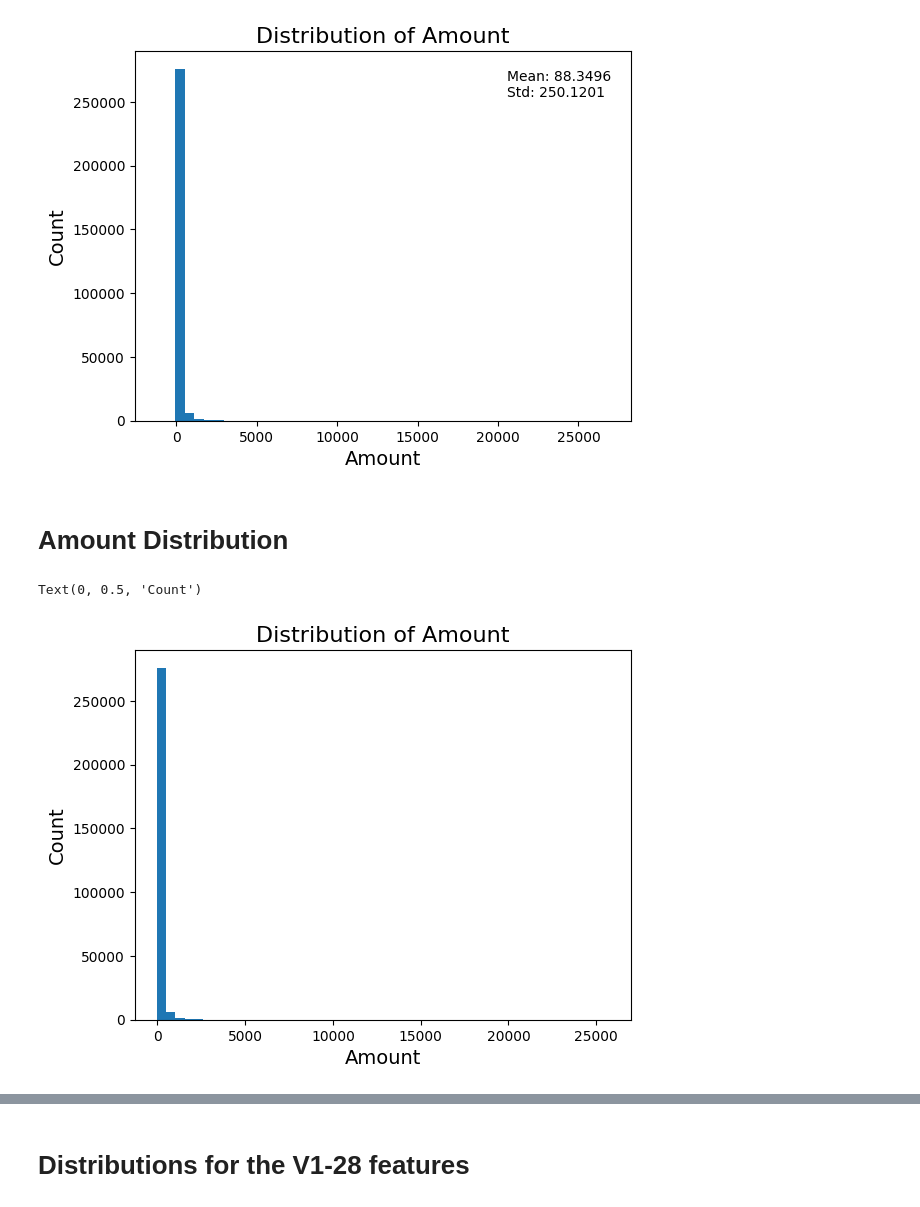
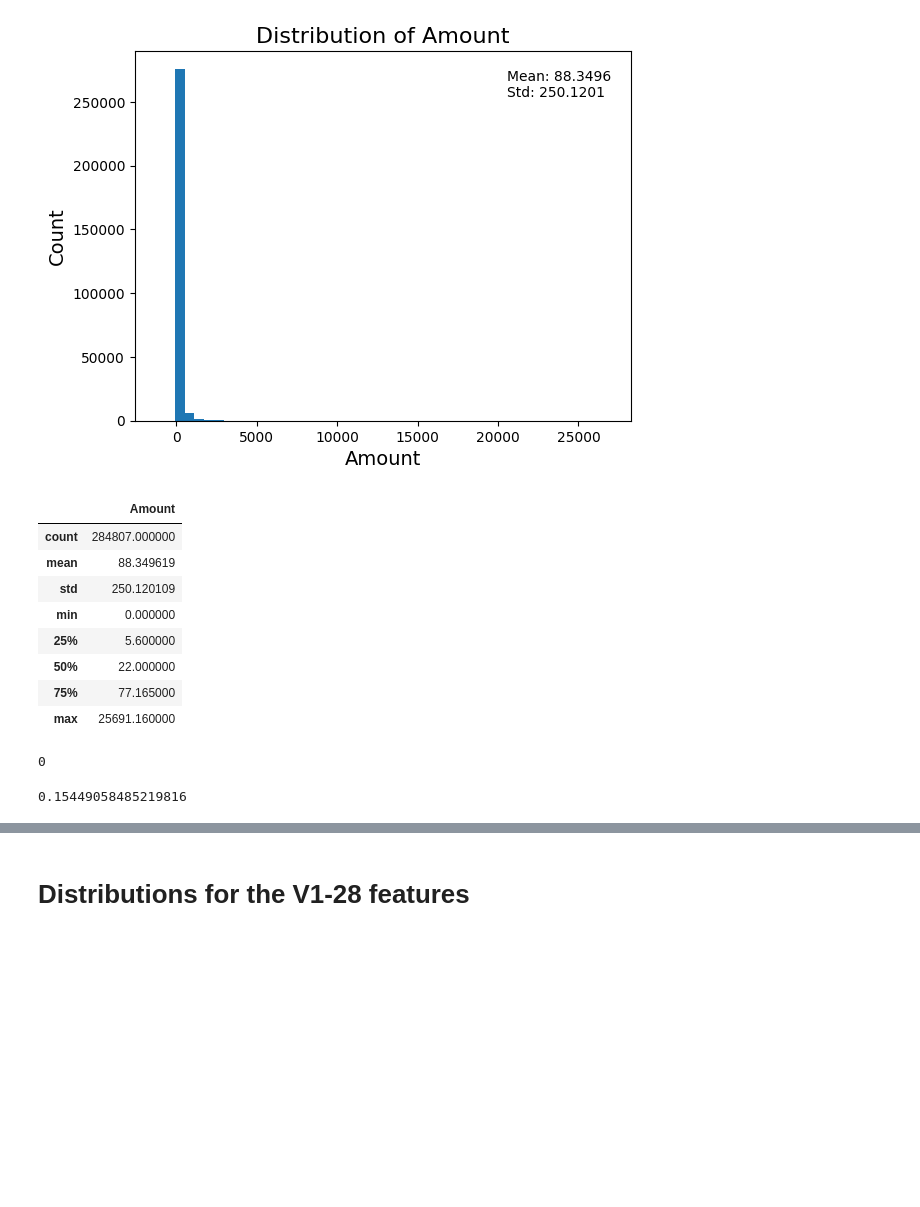
Before and after one commit to Tommy-McDonagh/Credit-Fraud, a Jupyter notebook: main.ipynb, the cells around one changed output, grey strips where cells are left out. Drawn from its saved outputs; the diff is of its cells as text; code cells hidden in the pictures; blank space fills up the shorter version.

```diff
--- a/main.ipynb
+++ b/main.ipynb
@@ -217,22 +219,26 @@ plot_numeric_feature_distribution(df, 'Time')
 plot_numeric_feature_distribution(df, 'Amount', stats_pos='right')
 # %% [output]
 [figure]
-# %% [markdown]
-# Amount Distribution
-# %%
-fig, ax = plt.subplots()
-
-# Plot the distribution of the feature
-ax.hist(df['Amount'], bins=50)
-
-# Set the title and axis labels
-ax.set_title(f"Distribution of Amount", fontsize=16)
-ax.set_xlabel('Amount', fontsize=14)
-ax.set_ylabel("Count", fontsize=14)
-
-# add mean and std to plot
-#ax.text(0.05, 0.95, f'Mean: {round(df['column_name'].mean(), 4)}\nStd: {round(df[column_name].std(), 4)}', horizontalalignment='left',
-#    verticalalignment='top', transform=ax.transAxes)
-# %% [output]
-Text(0, 0.5, 'Count')
-[figure, removed]
+# %%
+(df[['Amount']]).describe()
+# %% [output]
+|  | Amount |
+| count | 284807.000000 |
+| mean | 88.349619 |
+| std | 250.120109 |
+| min | 0.000000 |
+| 25% | 5.600000 |
+| 50% | 22.000000 |
+| 75% | 77.165000 |
+| max | 25691.160000 |
+# %%
+# Checking for any negative transactions
+(df['Amount']<0).sum()
+# %% [output]
+0
+# %%
+# checking number of entries with a transaction of more than 2500
+num_over_2500 = (df['Amount']>2500).sum()
+(num_over_2500/len(df))*100
+# %% [output]
+0.15449058485219816
```
Also changed, not shown: parts of 11 cells of this notebook.
